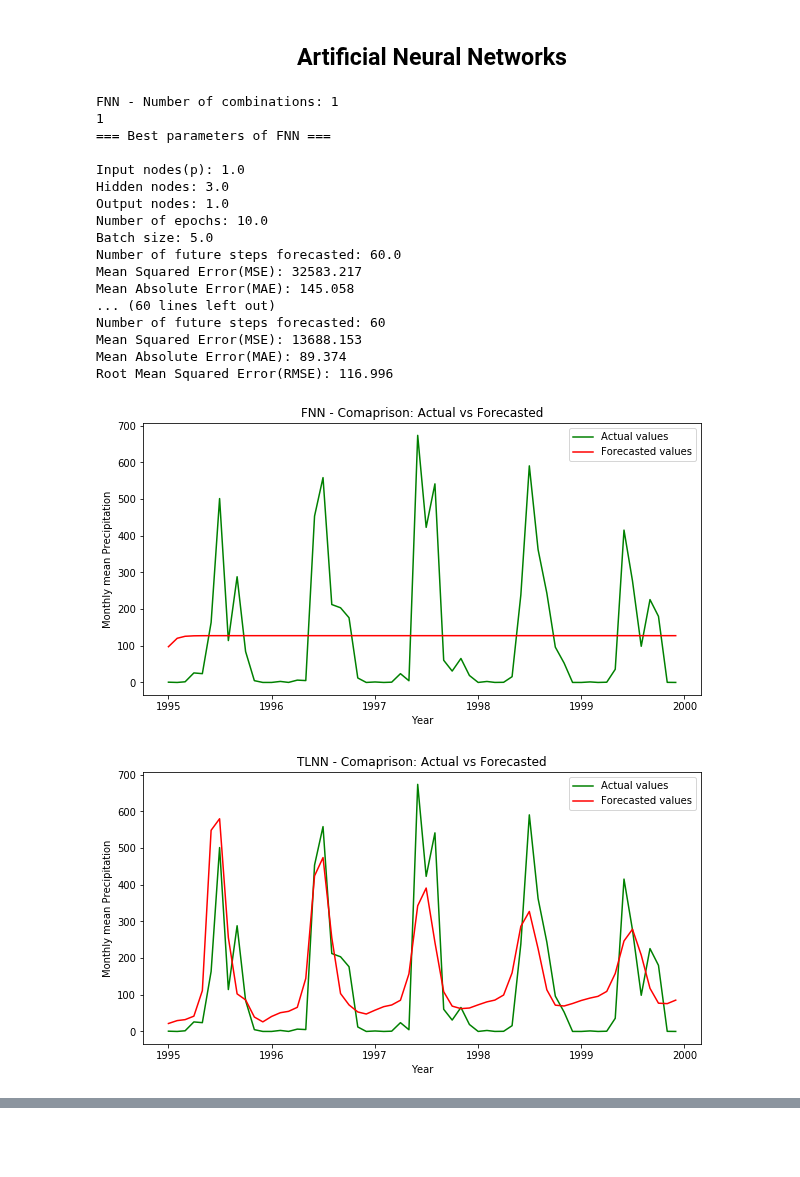
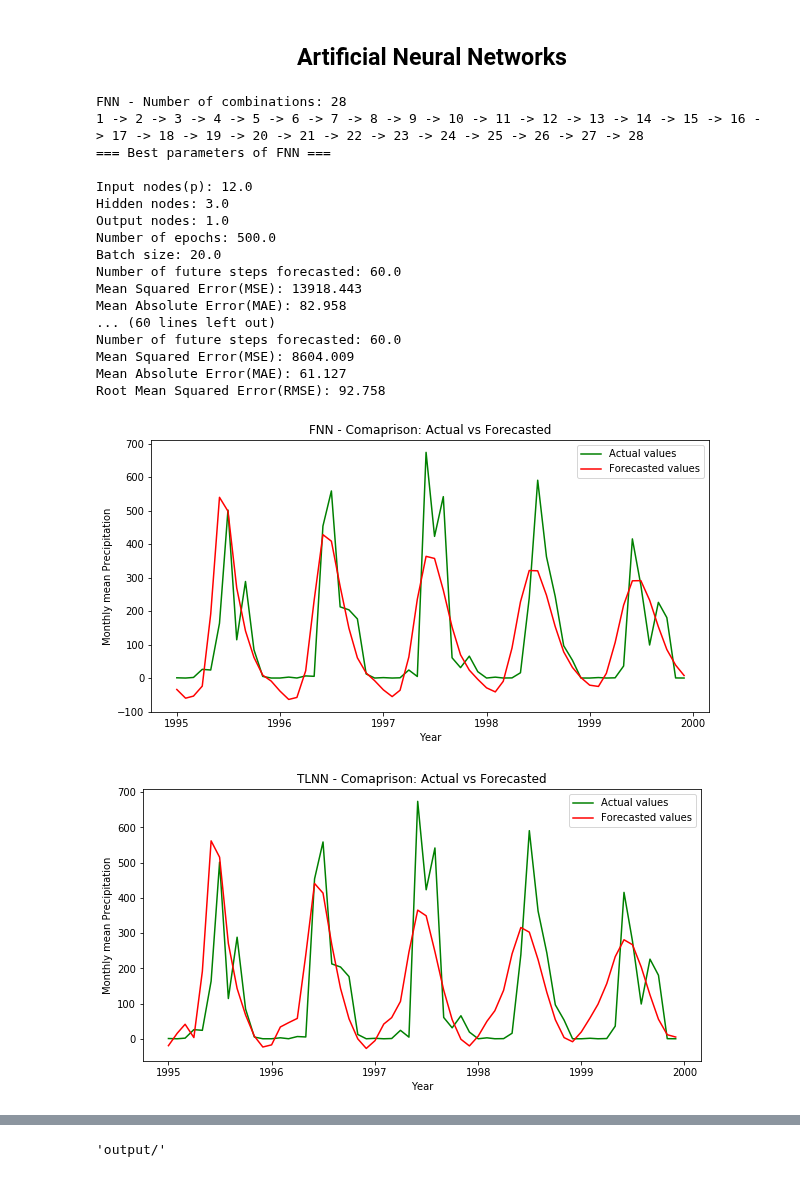
Before and after one commit to Abhishekmamidi123/Time-Series-Forecasting, a Jupyter notebook: Pune_precipitation_analyis_1972_to_2002/Artificial_Neural_Networks.ipynb, the cells around one changed output, grey strips where cells are left out. Drawn from its saved outputs; the diff is of its cells as text; code cells hidden in the pictures; blank space fills up the shorter version.

```diff
--- a/Pune_precipitation_analyis_1972_to_2002/Artificial_Neural_Networks.ipynb
+++ b/Pune_precipitation_analyis_1972_to_2002/Artificial_Neural_Networks.ipynb
@@ -530,36 +530,36 @@ def compare_ANN_methods(rainfall_data, test_rainfall_data, scaler, parameters_FN
 future_steps = 60
 # %%
 # look_back, hidden_nodes, output_nodes, epochs, batch_size, future_steps
-parameters_FNN = [[1,2,3,6,8,10,12,13], [3,4,5,6], [1], [500], [5,20], [future_steps]]
+parameters_FNN = [[1,2,3,6,8,10,12], [3,4,5,6], [1], [500], [20], [future_steps]]
 
 # time_lagged_points, hidden_nodes, output_nodes, epochs, batch_size, future_steps
-parameters_TLNN = [[[1,2,3,11,12], [1,2,3,4,11,12], [1,2,3,11,12,13], [1,2,3,4,5,6,10,11,12]], [3,4,5,6], [1], [300], [5,20], [future_steps]]
+parameters_TLNN = [[[1,2,3,11,12], [1,2,3,4,11,12], [1,2,3,11,12,13], [1,2,3,4,5,6,10,11,12]], [3,4,5,6], [1], [300], [20], [future_steps]]
 
 # seasonal_period, hidden_nodes, epochs, batch_size, future_steps
-parameters_SANN = [[12], [3,4,5,6,7,8,9,10], [500], [10,20], [future_steps]]
+parameters_SANN = [[12], [3,4,5,6,7,8,9,10], [500], [20], [future_steps]]
 
 # look_back, hidden_nodes, output_nodes, epochs, batch_size, future_steps
 parameters_LSTM = [[1,2,3,4,5,6,7,8,9,10,11,12,13], [3,4,5,6], [1], [300], [20], [future_steps]]
 
 compare_ANN_methods(rainfall_data, test_rainfall_data, scaler,
                     parameters_FNN, parameters_TLNN, parameters_SANN, parameters_LSTM, future_steps)
 # %% [output]
-FNN - Number of combinations: 1
-1
+FNN - Number of combinations: 28
+1 -> 2 -> 3 -> 4 -> 5 -> 6 -> 7 -> 8 -> 9 -> 10 -> 11 -> 12 -> 13 -> 14 -> 15 -> 16 -> 17 -> 18 -> 19 -> 20 -> 21 -> 22 -> 23 -> 24 -> 25 -> 26 -> 27 -> 28
 === Best parameters of FNN ===
 
-Input nodes(p): 1.0
+Input nodes(p): 12.0
 Hidden nodes: 3.0
 Output nodes: 1.0
-Number of epochs: 10.0
-Batch size: 5.0
+Number of epochs: 500.0
+Batch size: 20.0
 Number of future steps forecasted: 60.0
-Mean Squared Error(MSE): 32583.217
-Mean Absolute Error(MAE): 145.058
+Mean Squared Error(MSE): 13918.443
+Mean Absolute Error(MAE): 82.958
 ... (60 lines left out)
-Number of future steps forecasted: 60
-Mean Squared Error(MSE): 13688.153
-Mean Absolute Error(MAE): 89.374
-Root Mean Squared Error(RMSE): 116.996
+Number of future steps forecasted: 60.0
+Mean Squared Error(MSE): 8604.009
+Mean Absolute Error(MAE): 61.127
+Root Mean Squared Error(RMSE): 92.758
-[figure, old version]
+[figure, new version]
-[figure, old version]
+[figure, new version]
@@ -568,0 +569,4 @@ Root Mean Squared Error(RMSE): 116.996
+# %%
+STORAGE_FOLDER
+# %% [output]
+'output/'
```
Also changed, not shown: parts of 4 cells of this notebook.
